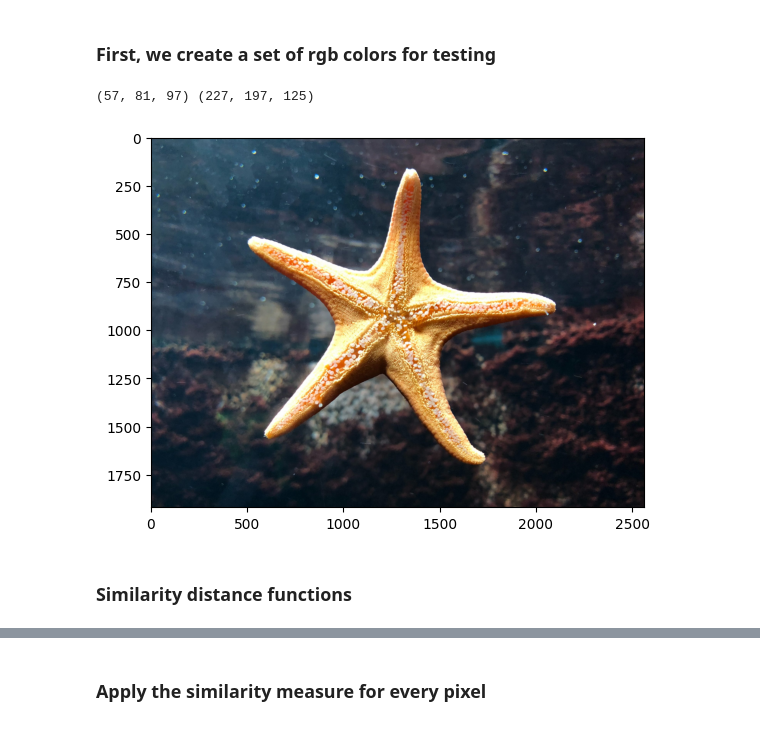
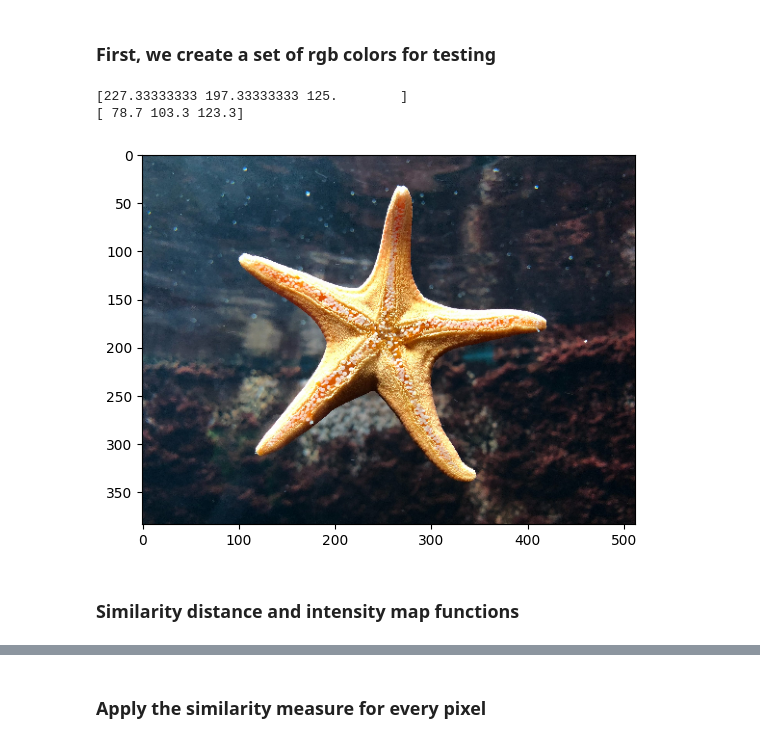
Before and after one commit to diogohal/intensity-map-similarity-measures, a Jupyter notebook: intensity-map-similarity-measures.ipynb, the cells around one changed output, grey strips where cells are left out. Saved outputs shown, nothing was run; the diff lists cells and outputs as text; code cells hidden in the pictures.

```diff
--- a/intensity-map-similarity-measures.ipynb
+++ b/intensity-map-similarity-measures.ipynb
@@ -5,39 +5,45 @@
 # %%
 import cv2 as cv
 import numpy as np
+from time import time
 from matplotlib import pyplot as plt
+from sklearn.covariance import LedoitWolf
 from math import sqrt
+from joblib import Parallel, delayed
 
 # Read starfish image and plot it
 starfish = cv.imread('./starfish.jpg')
+starfish = cv.resize(starfish, (starfish.shape[1]//5, starfish.shape[0]//5), cv.INTER_AREA)
 starfish = cv.cvtColor(starfish, cv.COLOR_BGR2RGB)
 plt.imshow(starfish)
 
 # Creates the colors set
 r,g,b = 0,0,0
-starfish_rgb_set = [(244,206,121),(254,255,175),(184,131,79)]
-background_rgb_set = [(32,63,91),(84,117,126),(56,65,74)]
+starfish_rgb_set = np.array([
+    [244,206,121],
+    [254,255,175],
+    [184,131,79]])
+background_rgb_set = np.array([
+    [32,63,91],
+    [84,117,126],
+    [84,137,126],
+    [100,117,126],
+    [84,117,206],
+    [84,100,126],
+    [89,107,106],
+    [90,90,126],
+    [84,120,126],
+    [56,65,74]])
 
-# Calculate the mean color of starfish_rgb_set
-for color in starfish_rgb_set:
-    r += color[0]
-    g += color[1]
-    b += color[2]
-starfish_rgb_mean = (r//len(starfish_rgb_set), g//len(starfish_rgb_set), b//len(starfish_rgb_set))
-
-r,g,b = 0,0,0
-# Calculate the mean color of background_rgb_set
-for color in background_rgb_set:
-    r += color[0]
-    g += color[1]
-    b += color[2]
-background_rgb_mean = (r//len(starfish_rgb_set), g//len(starfish_rgb_set), b//len(starfish_rgb_set))
-
-# Print means
-print(background_rgb_mean, starfish_rgb_mean)
+# Calculate the mean color of starfish_rgb_set and background_rgb_set
+starfish_rgb_mean = np.mean(starfish_rgb_set, axis=0)
+background_rgb_mean = np.mean(background_rgb_set, axis=0)
+print(starfish_rgb_mean)
+print(background_rgb_mean)
 # %% [output]
-(57, 81, 97) (227, 197, 125)
+[227.33333333 197.33333333 125.        ]
+[ 78.7 103.3 123.3]
-[figure, old version]
+[figure, new version]
 # %% [markdown]
-### Similarity distance functions
+### Similarity distance and intensity map functions
 # %%
```
Also changed, not shown: parts of 2 cells of this notebook.
